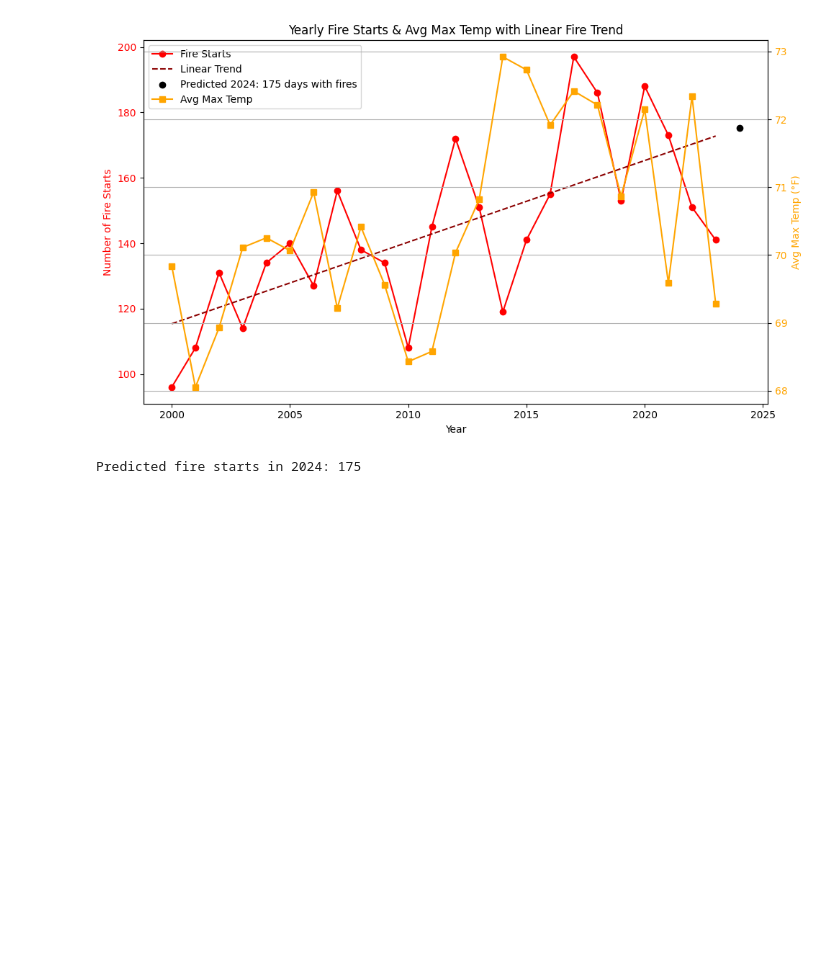
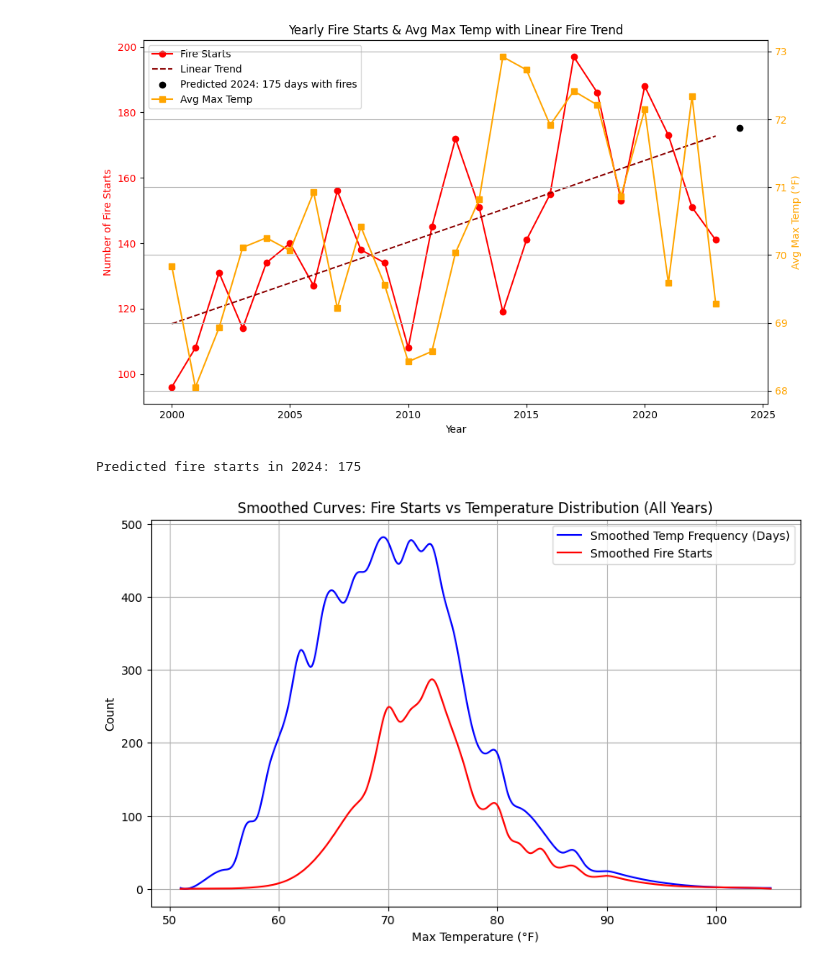
Before and after one commit to SophiaSoka/NumCompFinalProject, a Jupyter notebook: Analysis.ipynb, the cells around one changed output. Saved outputs shown, nothing was run; the diff lists cells and outputs as text; code cells hidden in the pictures; blank space fills up the shorter version.

```diff
--- a/Analysis.ipynb
+++ b/Analysis.ipynb
@@ -448,3 +448,35 @@ print(f"Predicted fire starts in {next_year}: {int(next_fire_pred)}")
 # %% [output]
 [figure]
 Predicted fire starts in 2024: 175
+# %%
+df['FIRE_START_DAY'] = df['FIRE_START_DAY'].astype(int)
+df['TEMP_ROUNDED'] = df['MAX_TEMP'].round()
+
+grouped = df.groupby('TEMP_ROUNDED').agg({
+    'FIRE_START_DAY': 'sum',
+    'DATE': 'count'
+}).rename(columns={'DATE': 'TEMP_FREQ'}).reset_index()
+
+
+x = grouped['TEMP_ROUNDED'].values
+y_fire = grouped['FIRE_START_DAY'].values
+y_freq = grouped['TEMP_FREQ'].values
+
+spline_fire = UnivariateSpline(x, y_fire, s=100)
+spline_freq = UnivariateSpline(x, y_freq, s=100)
+
+x_pred = np.linspace(x.min(), x.max(), 500)
+y_fire_pred = spline_fire(x_pred)
+y_freq_pred = spline_freq(x_pred)
+
+plt.figure(figsize=(10, 6))
+plt.plot(x_pred, y_freq_pred, label='Smoothed Temp Frequency (Days)', color='blue')
+plt.plot(x_pred, y_fire_pred, label='Smoothed Fire Starts', color='red')
+plt.xlabel('Max Temperature (°F)')
+plt.ylabel('Count')
+plt.title('Smoothed Curves: Fire Starts vs Temperature Distribution (All Years)')
+plt.grid(True)
+plt.legend()
+plt.show()
+# %% [output]
+[figure, added]
```
